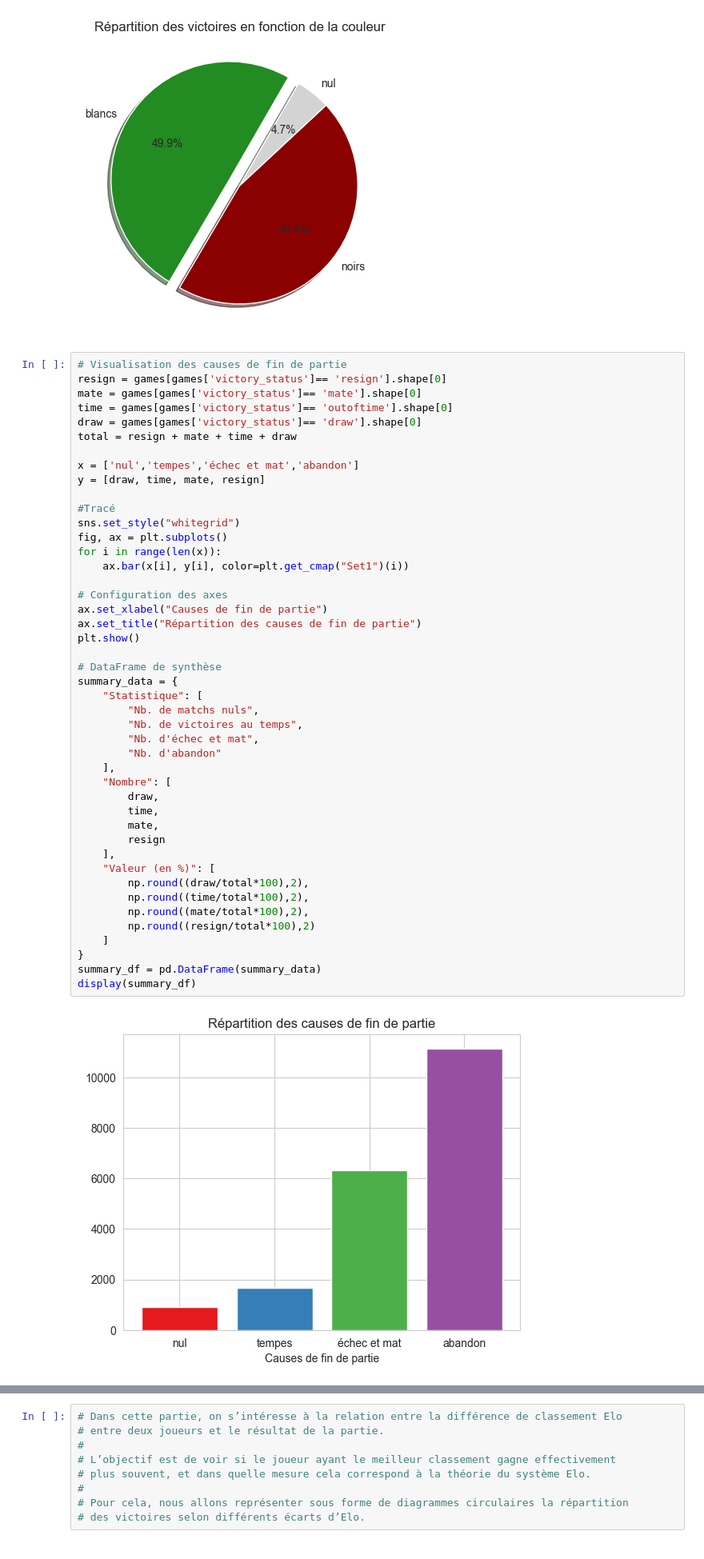
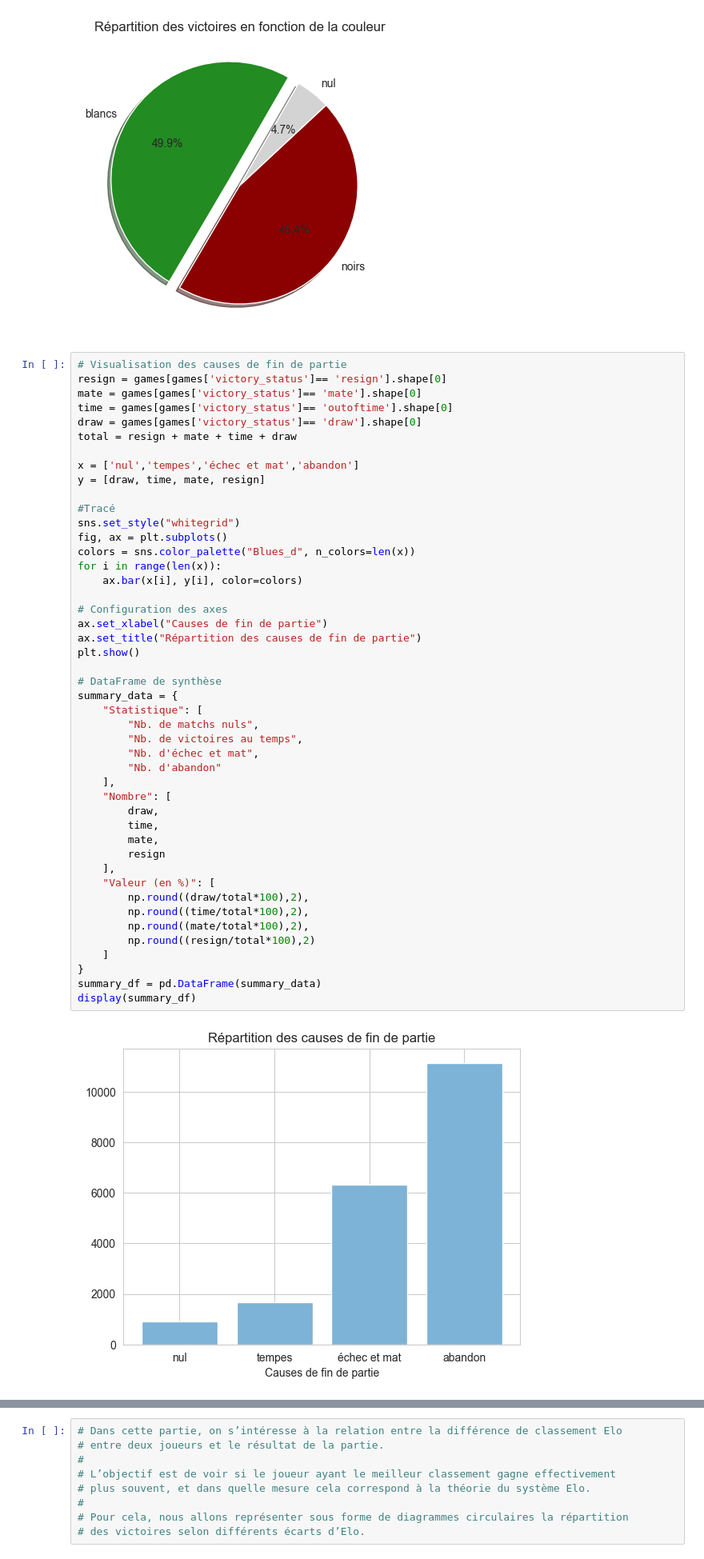
Before and after one commit to IdrissG94/Lichess-Dataset-Exploration, a Jupyter notebook: data_exploration.ipynb, the cells around one changed output, grey strips where cells are left out. Shown at 80% size. Cells and saved outputs as stored; diff of their text form.

```diff
--- a/data_exploration.ipynb
+++ b/data_exploration.ipynb
@@ -136,39 +139,40 @@ y = [draw, time, mate, resign]
 #Tracé
 sns.set_style("whitegrid")
 fig, ax = plt.subplots()
+colors = sns.color_palette("Blues_d", n_colors=len(x))
 for i in range(len(x)):
-    ax.bar(x[i], y[i], color=plt.get_cmap("Set1")(i))
+    ax.bar(x[i], y[i], color=colors)
 
 # Configuration des axes
 ax.set_xlabel("Causes de fin de partie")
 ax.set_title("Répartition des causes de fin de partie")
 plt.show()
 
 # DataFrame de synthèse
 summary_data = {
     "Statistique": [
         "Nb. de matchs nuls",
         "Nb. de victoires au temps",
         "Nb. d'échec et mat",
         "Nb. d'abandon"
     ],
     "Nombre": [
         draw,
         time,
         mate,
         resign
     ],
     "Valeur (en %)": [
         np.round((draw/total*100),2),
         np.round((time/total*100),2),
         np.round((mate/total*100),2),
         np.round((resign/total*100),2)
     ]
 }
 summary_df = pd.DataFrame(summary_data)
 display(summary_df)
 # %% [output]
-[figure, old version]
+[figure, new version]
 |  | Statistique | Nombre | Valeur (en %) |
 | 0 | Nb. de matchs nuls | 906 | 4.52 |
 | 1 | Nb. de victoires au temps | 1680 | 8.38 |
```
Also changed, not shown: parts of 4 cells of this notebook.
